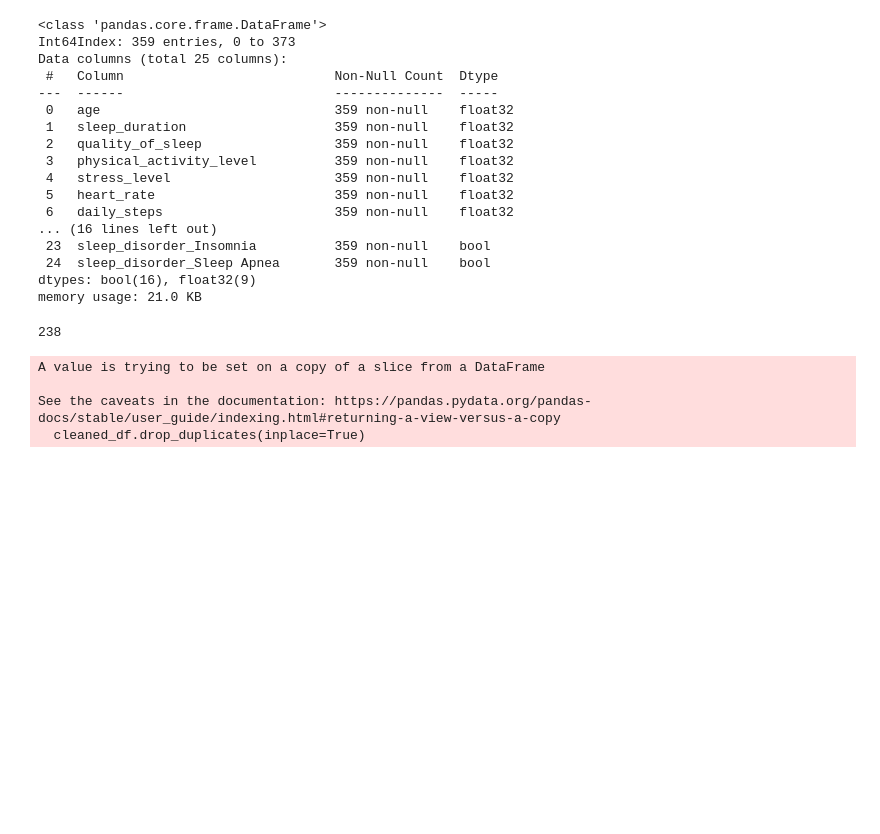
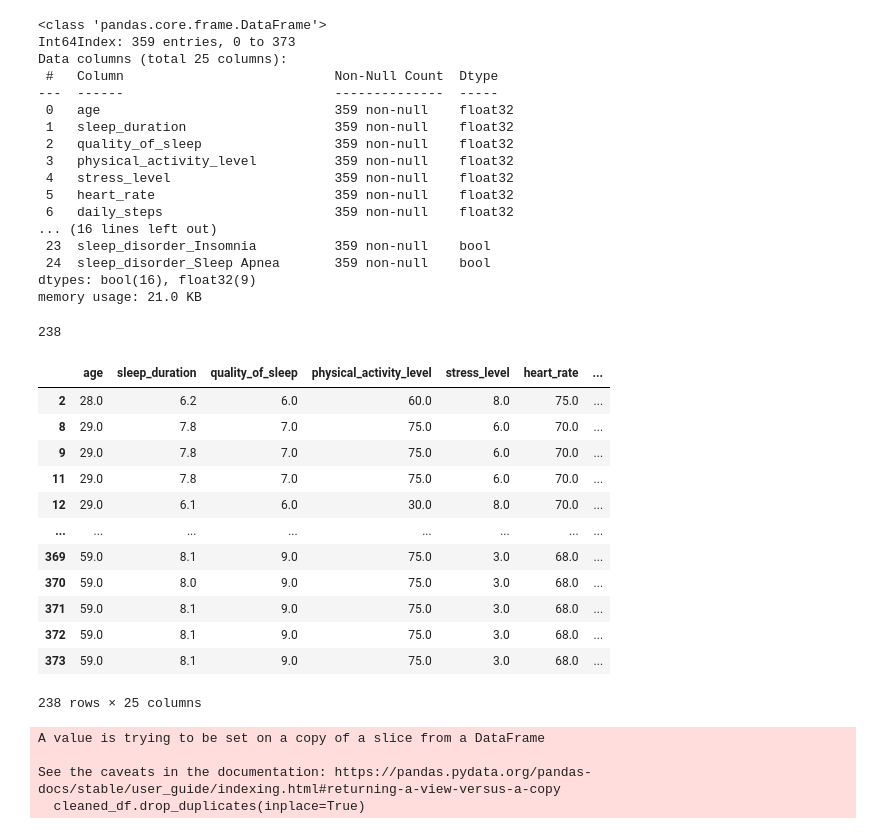
Before and after one commit to Vidaath/UOM-sessions, a Jupyter notebook: session-3/stress_levels.ipynb, the cells around one changed output. Drawn from its saved outputs; the diff is of its cells as text; code cells hidden in the pictures; blank space fills up the shorter version.

```diff
--- a/session-3/stress_levels.ipynb
+++ b/session-3/stress_levels.ipynb
@@ -214,9 +214,25 @@ Data columns (total 25 columns):
  24  sleep_disorder_Sleep Apnea       359 non-null    bool
 dtypes: bool(16), float32(9)
 memory usage: 21.0 KB
+# %%
+cleaned_df.duplicated().sum()
+# %% [output]
+238
 # %%
-cleaned_df.duplicated().sum()
+cleaned_df.loc[cleaned_df.duplicated()]
 # %% [output]
+|  | age | sleep_duration | quality_of_sleep | physical_activity_level | stress_level | heart_rate | ... |
+| 2 | 28.0 | 6.2 | 6.0 | 60.0 | 8.0 | 75.0 | ... |
+| 8 | 29.0 | 7.8 | 7.0 | 75.0 | 6.0 | 70.0 | ... |
+| 9 | 29.0 | 7.8 | 7.0 | 75.0 | 6.0 | 70.0 | ... |
+| 11 | 29.0 | 7.8 | 7.0 | 75.0 | 6.0 | 70.0 | ... |
+| 12 | 29.0 | 6.1 | 6.0 | 30.0 | 8.0 | 70.0 | ... |
+| ... | ... | ... | ... | ... | ... | ... | ... |
+| 369 | 59.0 | 8.1 | 9.0 | 75.0 | 3.0 | 68.0 | ... |
+| 370 | 59.0 | 8.0 | 9.0 | 75.0 | 3.0 | 68.0 | ... |
+| 371 | 59.0 | 8.1 | 9.0 | 75.0 | 3.0 | 68.0 | ... |
+| 372 | 59.0 | 8.1 | 9.0 | 75.0 | 3.0 | 68.0 | ... |
+| 373 | 59.0 | 8.1 | 9.0 | 75.0 | 3.0 | 68.0 | ... |
-238
+238 rows × 25 columns
 # %%
 cleaned_df.drop_duplicates(inplace=True)
```
Also changed, not shown: parts of 5 cells of this notebook.
